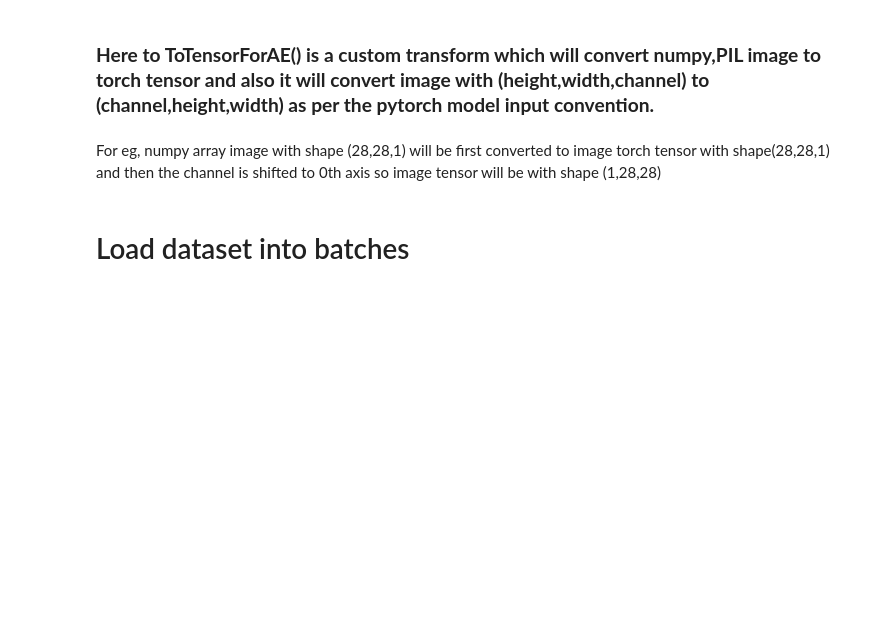
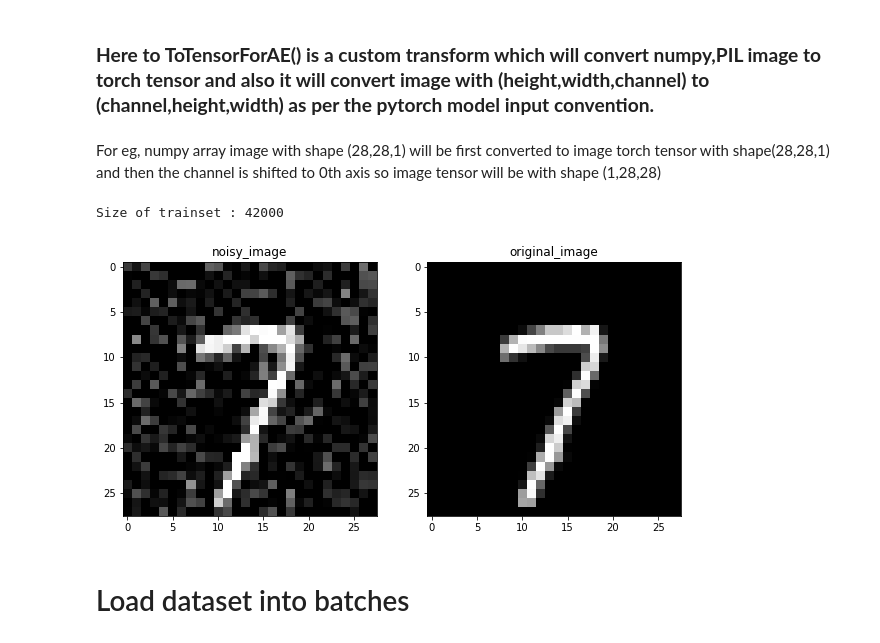
Before and after one commit to Gulde91/Python_courses, a Jupyter notebook: Build an autoencoder/Build an Autoencoder.ipynb, the cells around one changed output. Saved outputs shown, nothing was run; the diff lists cells and outputs as text; code cells hidden in the pictures; blank space fills up the shorter version.

```diff
--- a/Build an autoencoder/Build an Autoencoder.ipynb
+++ b/Build an autoencoder/Build an Autoencoder.ipynb
@@ -40,8 +62,49 @@ data.head()
+# %%
+# creating own custom dataset
+# Basically doing the same as "exploring data", but here for alle rows instead of only 1
+class mnist_ae_dataset(Dataset):
+
+    def __init__(self, csv_file, noise_factor = 0.2, transform = None):
+
+        self.data = pd.read_csv(csv_file)
+        self.noise_factor = noise_factor
+        self.transform = transform
+
+    def __len__(self):
+        return len(self.data)
+
+    def __getitem__(self,idx):
+
+        img = self.data.iloc[idx] # selecting row
+        img = np.array(img)
+        img = np.reshape(img, (28, 28, 1)) / 255 # chanel = 1
+
+        noisy_img = img + self.noise_factor * np.random.randn(*img.shape)
+        noisy_img = np.clip(noisy_img, 0, 1)
+
+        sample = (noisy_img, img)
+
+        if self.transform:
+            sample = self.transform(sample)
+
+        return sample
 # %% [markdown]
 ### **Here to ToTensorForAE() is a custom transform which will convert numpy,PIL image to torch tensor and also it will convert image with (height,width,channel) to (channel,height,width) as per the pytorch model input convention.**
 # %% [markdown]
 For eg, numpy array image with shape (28,28,1) will be first converted to image torch tensor with shape(28,28,1)
 and then the channel is shifted to 0th axis so image tensor will be with shape (1,28,28)
+# %%
+trainset = mnist_ae_dataset("mnist_dataset.csv", transform = ToTensorForAE())
+# %%
+print("Size of trainset : {}".format(len(trainset)))
+# %% [output]
+Size of trainset : 42000
+# %%
+noisy_img,org_img = trainset[18]
+# %%
+show_image(noisy_img, org_img) # from helper file
+# %% [output]
+[figure, added]
 # %% [markdown]
 # Load dataset into batches
 # %% [markdown]
```
Also changed, not shown: parts of 6 cells of this notebook.
